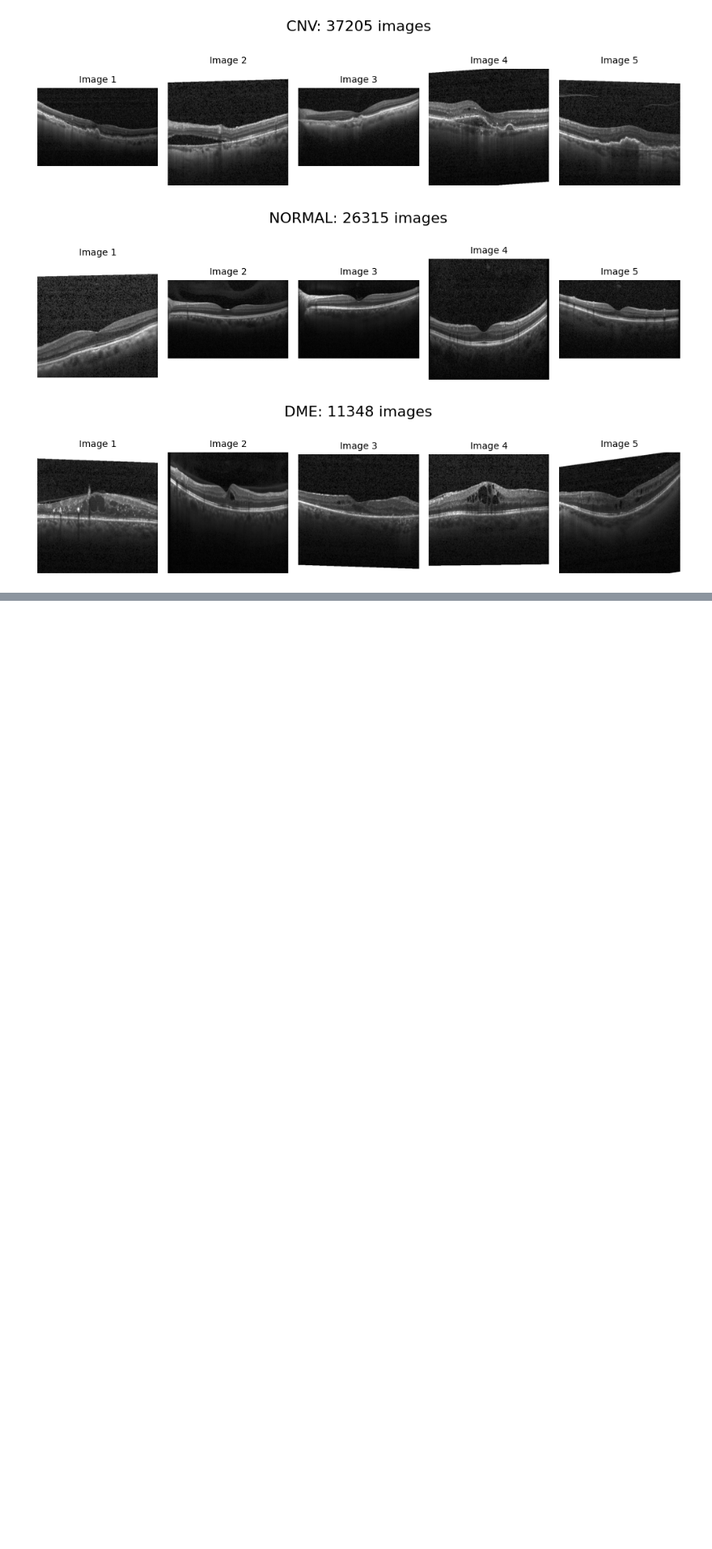
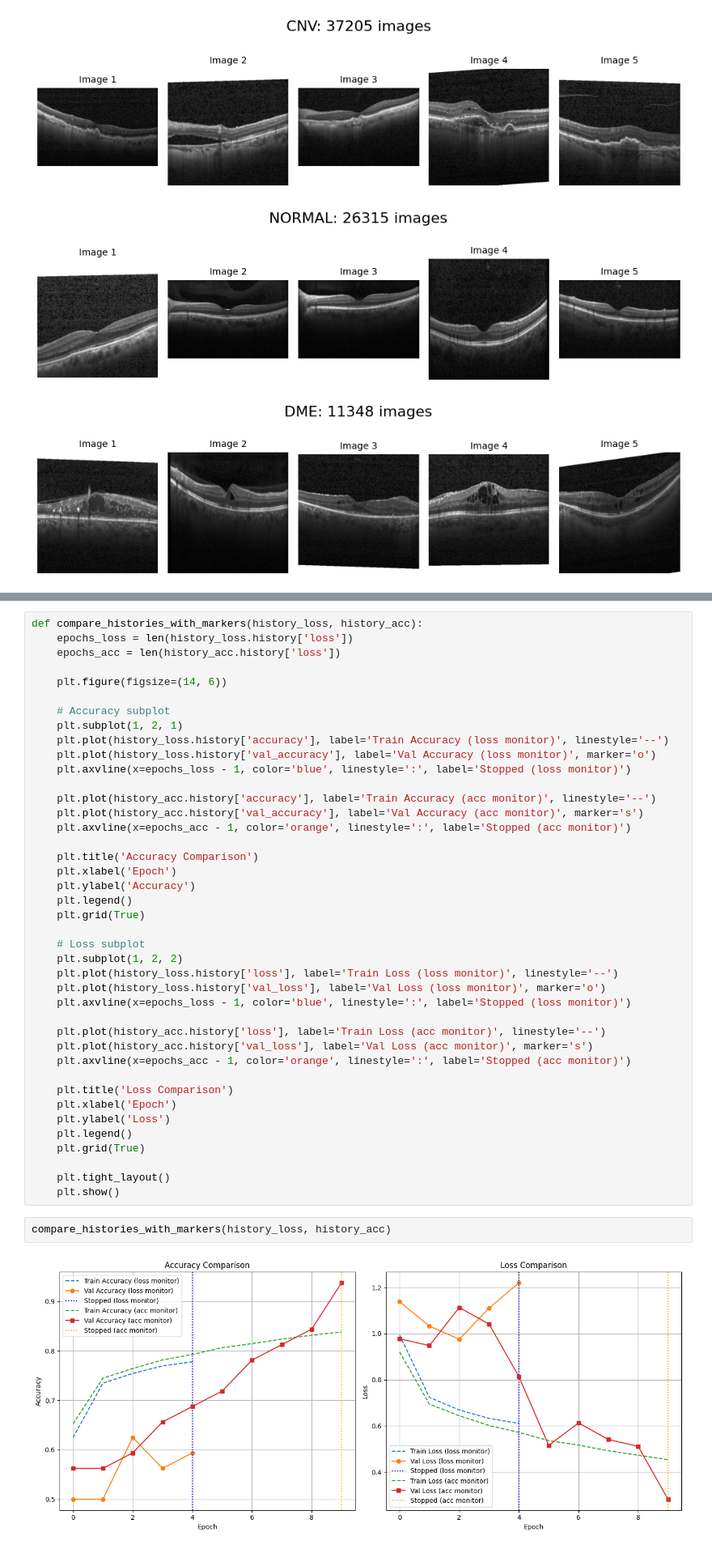
Before and after one commit to Ekin-Deren-Yelken/OCT-Retina-Classifier, a Jupyter notebook: oct-keras.ipynb, the cells around one changed output, grey strips where cells are left out. Shown at 81% size. Cells and saved outputs as stored; diff of their text form; blank space fills up the shorter version.

```diff
--- a/oct-keras.ipynb
+++ b/oct-keras.ipynb
@@ -336,0 +317,45 @@ disp.plot(cmap='Blues', xticks_rotation=45)
+# %%
+def compare_histories_with_markers(history_loss, history_acc):
+    epochs_loss = len(history_loss.history['loss'])
+    epochs_acc = len(history_acc.history['loss'])
+
+    plt.figure(figsize=(14, 6))
+
+    # Accuracy subplot
+    plt.subplot(1, 2, 1)
+    plt.plot(history_loss.history['accuracy'], label='Train Accuracy (loss monitor)', linestyle='--')
+    plt.plot(history_loss.history['val_accuracy'], label='Val Accuracy (loss monitor)', marker='o')
+    plt.axvline(x=epochs_loss - 1, color='blue', linestyle=':', label='Stopped (loss monitor)')
+
+    plt.plot(history_acc.history['accuracy'], label='Train Accuracy (acc monitor)', linestyle='--')
+    plt.plot(history_acc.history['val_accuracy'], label='Val Accuracy (acc monitor)', marker='s')
+    plt.axvline(x=epochs_acc - 1, color='orange', linestyle=':', label='Stopped (acc monitor)')
+
+    plt.title('Accuracy Comparison')
+    plt.xlabel('Epoch')
+    plt.ylabel('Accuracy')
+    plt.legend()
+    plt.grid(True)
+
+    # Loss subplot
+    plt.subplot(1, 2, 2)
+    plt.plot(history_loss.history['loss'], label='Train Loss (loss monitor)', linestyle='--')
+    plt.plot(history_loss.history['val_loss'], label='Val Loss (loss monitor)', marker='o')
+    plt.axvline(x=epochs_loss - 1, color='blue', linestyle=':', label='Stopped (loss monitor)')
+
+    plt.plot(history_acc.history['loss'], label='Train Loss (acc monitor)', linestyle='--')
+    plt.plot(history_acc.history['val_loss'], label='Val Loss (acc monitor)', marker='s')
+    plt.axvline(x=epochs_acc - 1, color='orange', linestyle=':', label='Stopped (acc monitor)')
+
+    plt.title('Loss Comparison')
+    plt.xlabel('Epoch')
+    plt.ylabel('Loss')
+    plt.legend()
+    plt.grid(True)
+
+    plt.tight_layout()
+    plt.show()
+# %%
+compare_histories_with_markers(history_loss, history_acc)
+# %% [output]
+[figure, added]
```
Also changed, not shown: parts of 55 cells of this notebook.
